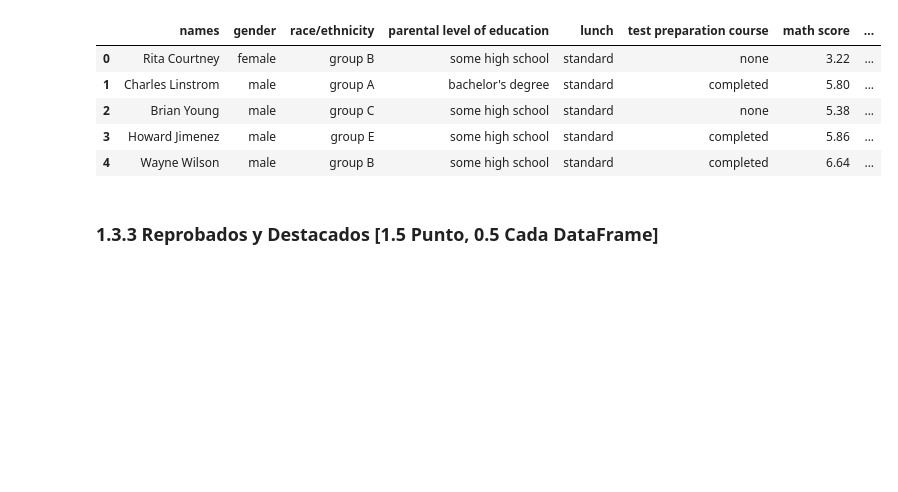
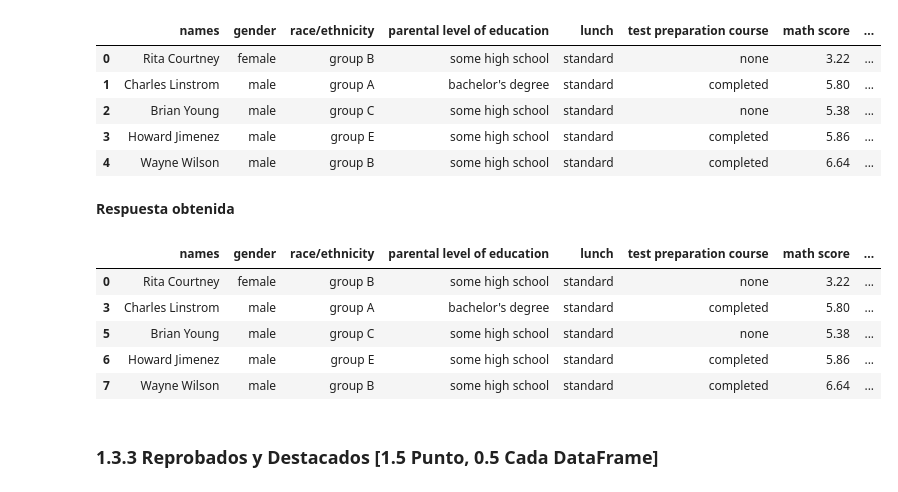
Before and after one commit to CVelizR/evaluaciones-mds7202, a Jupyter notebook: Lab3/Laboratorio3_enunciado.ipynb, the cells around one changed output. Cells and saved outputs as stored; diff of their text form; code cells hidden in the pictures; blank space fills up the shorter version.

```diff
--- a/Lab3/Laboratorio3_enunciado.ipynb
+++ b/Lab3/Laboratorio3_enunciado.ipynb
@@ -296,13 +340,11 @@
 **Respuesta:**
 # %%
 def clean_data(dataframe):
-    clean=dataframe.drop_duplicates()
+    clean=dataframe.drop_duplicates(subset=['names'], keep=False)
     clean=clean.dropna()
     columns=clean.describe().columns.to_list()
-    for i in columns:
-        clean=clean[clean[i].between(0,100)]
-
-
+    #for i in columns:
+    #    clean=clean[clean[i].between(0,100)]
     return clean
 
 data_clean=clean_data(df_grades)
@@ -357,9 +465,10 @@ Utilizando la ecuación entregada, cree una función que le permita pasar a la e
 **Respuesta:**
 # %%
 def nota_chilena(dataframe_in, columna):
+    df=dataframe_in.copy()
     notas_chilenas=pd.DataFrame(dataframe_in[columna]*0.06+1).round(2)
-
-    return notas_chilenas
+    df[columna]=notas_chilenas[columna].to_list()
+    return df
 # %% [markdown]
 ### 1.3.2 Obtención de promedio de alumnos [0.5]
 # %% [markdown]
@@ -385,6 +498,18 @@ df_grades.head()
 | 2 | Brian Young | male | group C | some high school | standard | none | 5.38 | ... |
 | 3 | Howard Jimenez | male | group E | some high school | standard | completed | 5.86 | ... |
 | 4 | Wayne Wilson | male | group B | some high school | standard | completed | 6.64 | ... |
+# %% [markdown]
+**Respuesta obtenida**
+# %%
+prom=alumnos_promedio(data_clean)
+prom.head()
+# %% [output]
+|  | names | gender | race/ethnicity | parental level of education | lunch | test preparation course | math score | ... |
+| 0 | Rita Courtney | female | group B | some high school | standard | none | 3.22 | ... |
+| 3 | Charles Linstrom | male | group A | bachelor's degree | standard | completed | 5.80 | ... |
+| 5 | Brian Young | male | group C | some high school | standard | none | 5.38 | ... |
+| 6 | Howard Jimenez | male | group E | some high school | standard | completed | 5.86 | ... |
+| 7 | Wayne Wilson | male | group B | some high school | standard | completed | 6.64 | ... |
 # %% [markdown]
 ### 1.3.3 Reprobados y Destacados [1.5 Punto, 0.5 Cada DataFrame]
 # %% [markdown]
```
Also changed, not shown: parts of 12 cells of this notebook.
